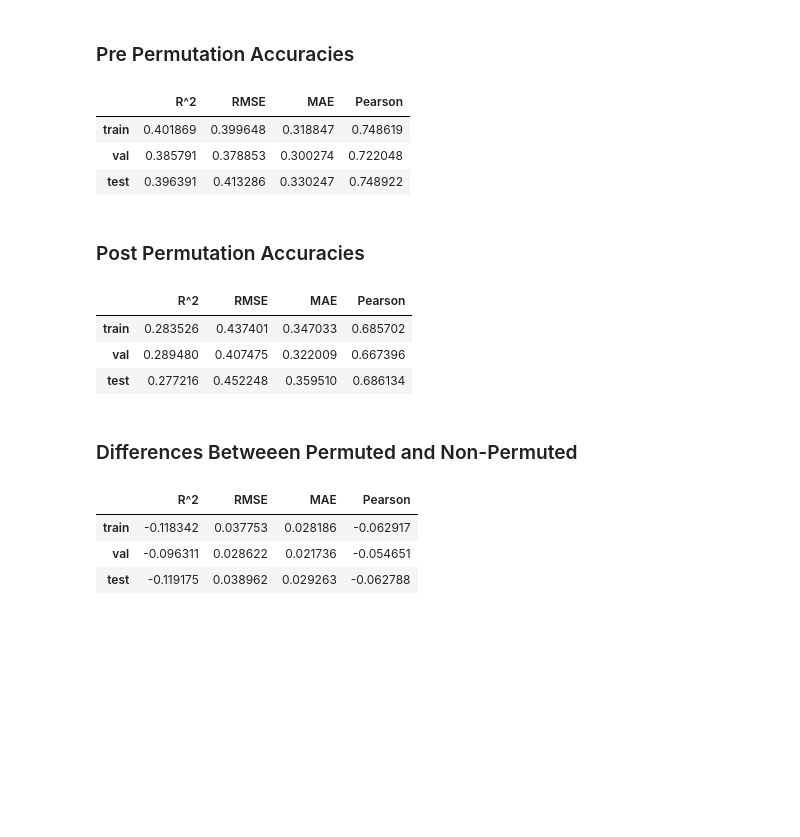
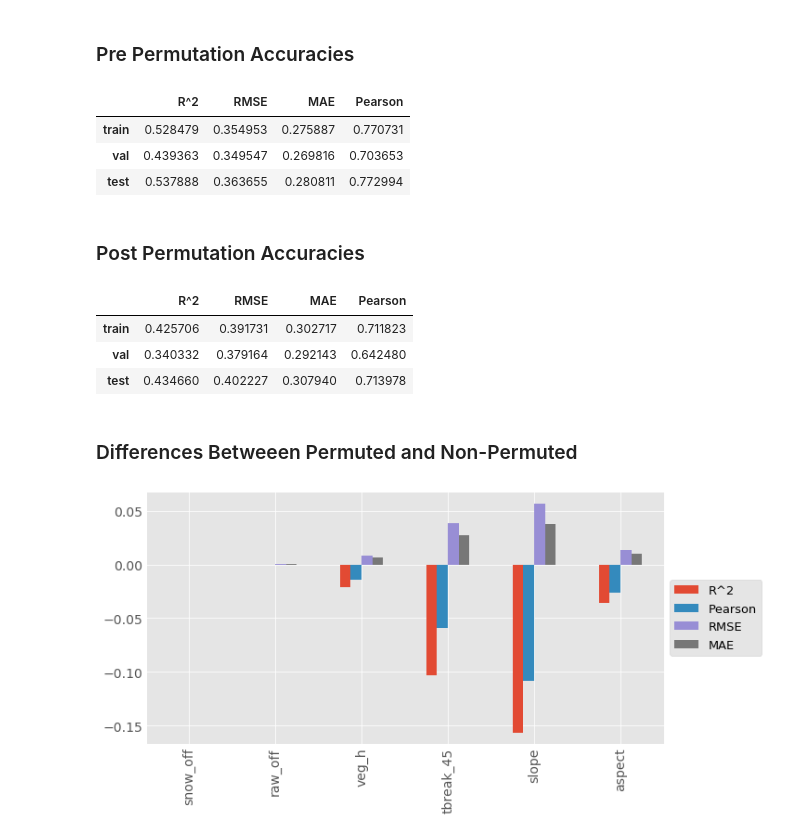
Before and after one commit to geomex/agu_ml_workshop_2019, a Jupyter notebook: notebooks/001_clpx_keras_cnn.ipynb, the cells around one changed output. Cells and saved outputs as stored; diff of their text form; code cells hidden in the pictures; blank space fills up the shorter version.

Commit message:
added feature importance, and moved all functs to utils.

```diff
--- a/notebooks/001_clpx_keras_cnn.ipynb
+++ b/notebooks/001_clpx_keras_cnn.ipynb
@@ -803,0 +501,12 @@ plt.xlabel('Epochs');
+# %%
+# load json and create model
+json_file = open(
+    os.path.join('../models/', f'best_model_{site}.json'),
+    'r'
+)
+loaded_model_json = json_file.read()
+json_file.close()
+loaded_model = model_from_json(loaded_model_json)
+loaded_model.load_weights(
+    os.path.join('../models/', f'best_model_{site}.h5')
+)
@@ -1089,39 +617,32 @@ plt.tight_layout()
 # %%
 model_assessment = model_assessor(
     X=scaled_train_test['X'][site],
     Y=scaled_train_test['Y'][site],
-    loaded_model=model,
+    loaded_model=loaded_model,
     val_index=val_index
 )
 
 model_assessment
 # %% [output]
 |  | R^2 | RMSE | MAE | Pearson |
-| train | 0.401869 | 0.399648 | 0.318847 | 0.748619 |
-| val | 0.385791 | 0.378853 | 0.300274 | 0.722048 |
-| test | 0.396391 | 0.413286 | 0.330247 | 0.748922 |
+| train | 0.528479 | 0.354953 | 0.275887 | 0.770731 |
+| val | 0.439363 | 0.349547 | 0.269816 | 0.703653 |
+| test | 0.537888 | 0.363655 | 0.280811 | 0.772994 |
 # %% [markdown]
 ### Post Permutation Accuracies
 # %%
 model_assessment_per = model_assessor(
     X=permuted_train_test['X'][site],
     Y=permuted_train_test['Y'][site],
-    loaded_model=model,
+    loaded_model=loaded_model,
     val_index=val_index
 )
 
 model_assessment_per
 # %% [output]
 |  | R^2 | RMSE | MAE | Pearson |
-| train | 0.283526 | 0.437401 | 0.347033 | 0.685702 |
-| val | 0.289480 | 0.407475 | 0.322009 | 0.667396 |
-| test | 0.277216 | 0.452248 | 0.359510 | 0.686134 |
+| train | 0.425706 | 0.391731 | 0.302717 | 0.711823 |
+| val | 0.340332 | 0.379164 | 0.292143 | 0.642480 |
+| test | 0.434660 | 0.402227 | 0.307940 | 0.713978 |
 # %% [markdown]
 ### Differences Betweeen Permuted and Non-Permuted
-# %%
-pd.DataFrame.subtract(model_assessment_per, model_assessment)
-# %% [output]
-|  | R^2 | RMSE | MAE | Pearson |
-| train | -0.118342 | 0.037753 | 0.028186 | -0.062917 |
-| val | -0.096311 | 0.028622 | 0.021736 | -0.054651 |
-| test | -0.119175 | 0.038962 | 0.029263 | -0.062788 |
@@ -1127,0 +657,9 @@ pd.DataFrame.subtract(model_assessment_per, model_assessment)
+# %%
+plt.style.use('ggplot')
+plt.style.use('../plotstyles/nolatex_largefont.mplstyle')
+f = plt.figure(figsize=(10,5))
+feat_importance.plot(kind='bar', ax=f.gca())
+plt.legend(loc='center left', bbox_to_anchor=(1.0, 0.5))
+plt.show()
+# %% [output]
+[figure, added]
```
Also changed, not shown: parts of 34 cells of this notebook.
